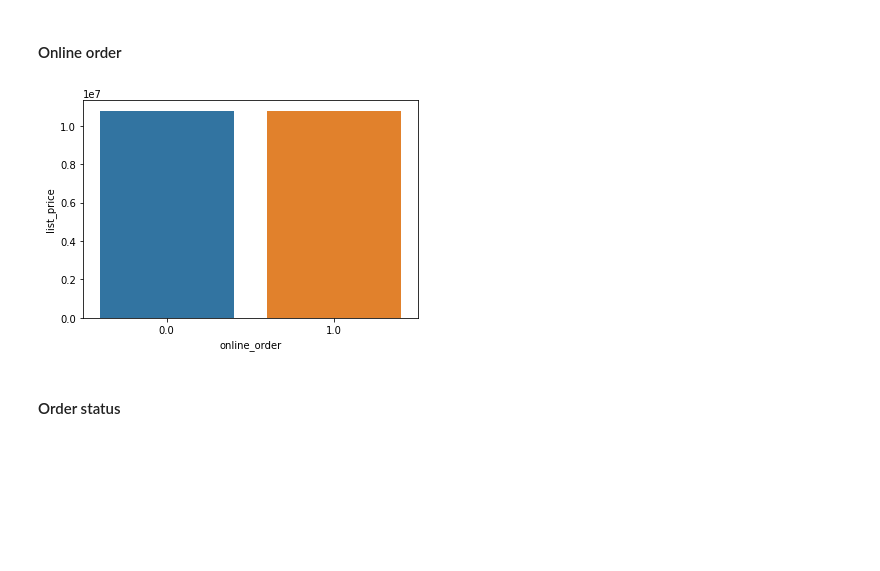
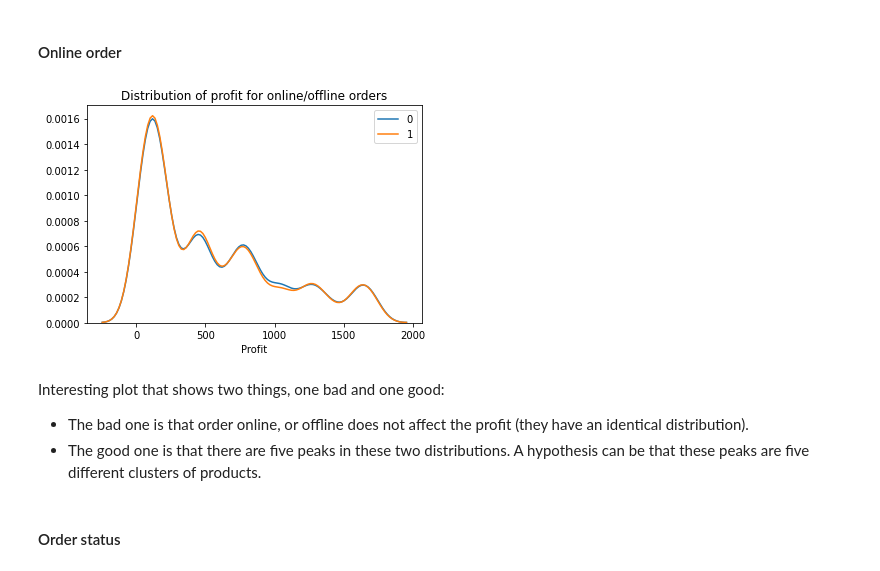
Before and after one commit to simo2712/VI_kpmg_data_analytics, a Jupyter notebook: Task_2/Task 2.2 - Data Insights.ipynb, the cells around one changed output. Drawn from its saved outputs; the diff is of its cells as text; code cells hidden in the pictures; blank space fills up the shorter version.

```diff
--- a/Task_2/Task 2.2 - Data Insights.ipynb
+++ b/Task_2/Task 2.2 - Data Insights.ipynb
@@ -88,13 +132,23 @@ sns.barplot(x=date_grouped['month'],y=date_grouped['list_price']['sum'], color='
 [figure]
 # %% [markdown]
 #### Online order
-# %%
-online_order = transactions.groupby('online_order')['list_price'].sum().reset_index()
-
-sns.barplot(x='online_order', y='list_price', data=online_order)
-plt.show()
-# %% [output]
-[figure, removed]
+# %%
+# Let's explore the distribution of profit for online order colum
+online_order_0 = transactions[transactions['online_order']==0]
+online_order_1 = transactions[transactions['online_order']==1]
+
+# Plot the two distributions
+sns.kdeplot(online_order_0['profit'], label='0')
+sns.kdeplot(online_order_1['profit'], label='1')
+plt.xlabel("Profit")
+plt.title("Distribution of profit for online/offline orders")
+plt.show()
+# %% [output]
+[figure, added]
+# %% [markdown]
+Interesting plot that shows two things, one bad and one good:
+* The bad one is that order online, or offline does not affect the profit (they have an identical distribution).
+* The good one is that there are five peaks in these two distributions. A hypothesis can be that these peaks are five different clusters of products.
 # %% [markdown]
 #### Order status
 # %%
```
Also changed, not shown: parts of 10 cells of this notebook.
